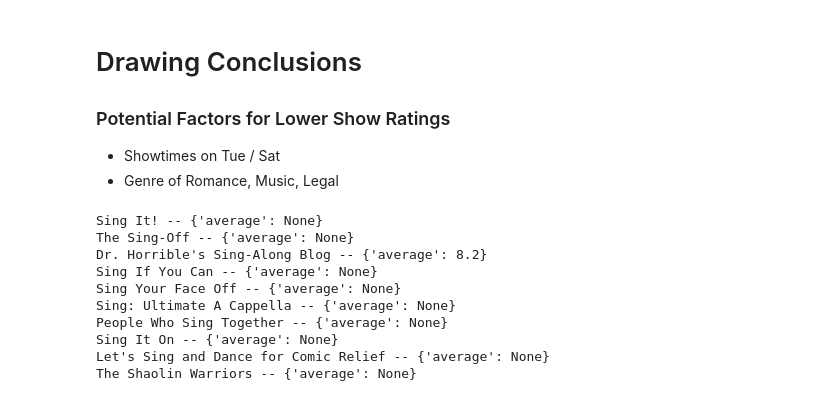
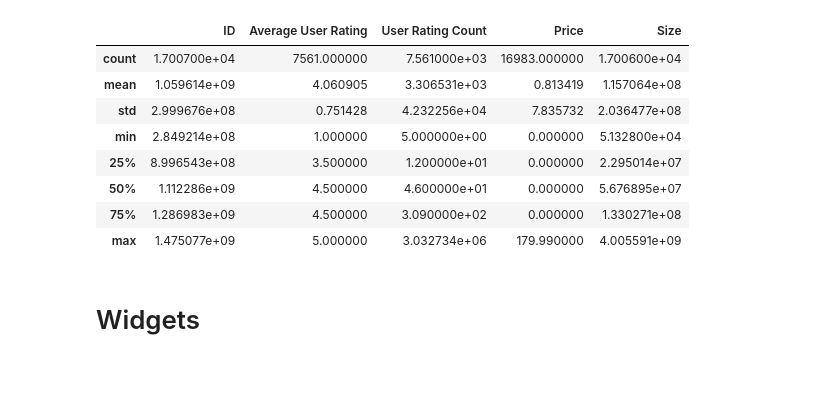
Before and after one commit to HarmonicHemispheres/JupyterianSnakeInvasion, a Jupyter notebook: 3-data-walkthrough.ipynb, the cells around one changed output. Drawn from its saved outputs; the diff is of its cells as text; code cells hidden in the pictures; blank space fills up the shorter version.

```diff
--- a/3-data-walkthrough.ipynb
+++ b/3-data-walkthrough.ipynb
@@ -36,2 +35,0 @@ data.sort_values(by=['Installs'], ascending=True).head()
-# %%
-data = data.drop([10472])
@@ -212,23 +36,14 @@ ax = sns.scatterplot(x="lang", y="rating", data=df_detail)
-# %% [markdown]
-# Drawing Conclusions
-
-### Potential Factors for Lower Show Ratings
-- Showtimes on Tue / Sat
-- Genre of Romance, Music, Legal
-# %%
-data = requests.get("http://api.tvmaze.com/search/shows?q=sing")
-# data.json()
-# %%
-for show in data.json():
-    print(f"{show['show']['name']} -- {show['show']['rating']}")
-# %% [output]
-Sing It! -- {'average': None}
-The Sing-Off -- {'average': None}
-Dr. Horrible's Sing-Along Blog -- {'average': 8.2}
-Sing If You Can -- {'average': None}
-Sing Your Face Off -- {'average': None}
-Sing: Ultimate A Cappella -- {'average': None}
-People Who Sing Together -- {'average': None}
-Sing It On -- {'average': None}
-Let's Sing and Dance for Comic Relief -- {'average': None}
-The Shaolin Warriors -- {'average': None}
+# %%
+data.describe()
+# %% [output]
+|  | ID | Average User Rating | User Rating Count | Price | Size |
+| count | 1.700700e+04 | 7561.000000 | 7.561000e+03 | 16983.000000 | 1.700600e+04 |
+| mean | 1.059614e+09 | 4.060905 | 3.306531e+03 | 0.813419 | 1.157064e+08 |
+| std | 2.999676e+08 | 0.751428 | 4.232256e+04 | 7.835732 | 2.036477e+08 |
+| min | 2.849214e+08 | 1.000000 | 5.000000e+00 | 0.000000 | 5.132800e+04 |
+| 25% | 8.996543e+08 | 3.500000 | 1.200000e+01 | 0.000000 | 2.295014e+07 |
+| 50% | 1.112286e+09 | 4.500000 | 4.600000e+01 | 0.000000 | 5.676895e+07 |
+| 75% | 1.286983e+09 | 4.500000 | 3.090000e+02 | 0.000000 | 1.330271e+08 |
+| max | 1.475077e+09 | 5.000000 | 3.032734e+06 | 179.990000 | 4.005591e+09 |
+# %% [markdown]
+# Widgets
```
Also changed, not shown: parts of 40 cells of this notebook, 13 other files.
